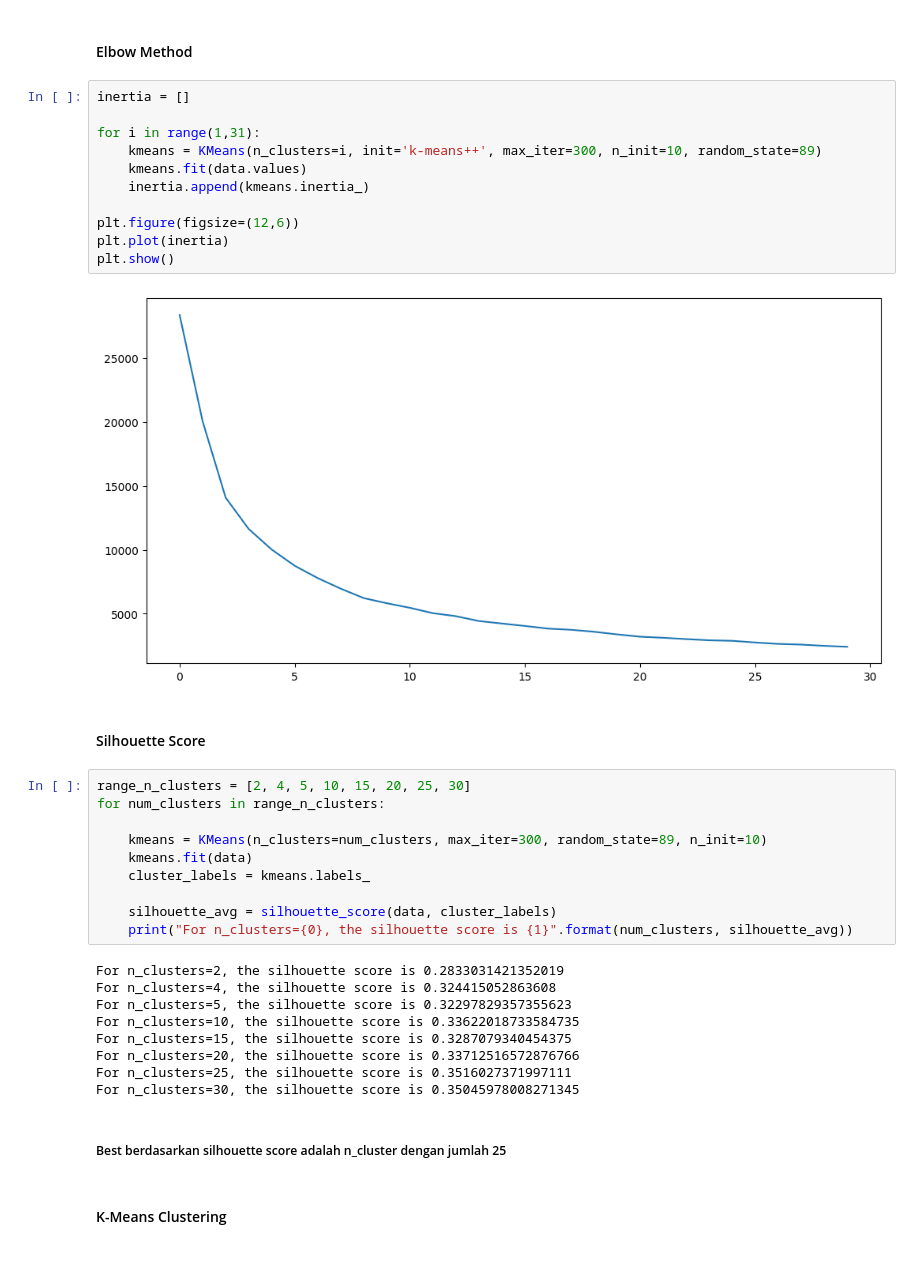
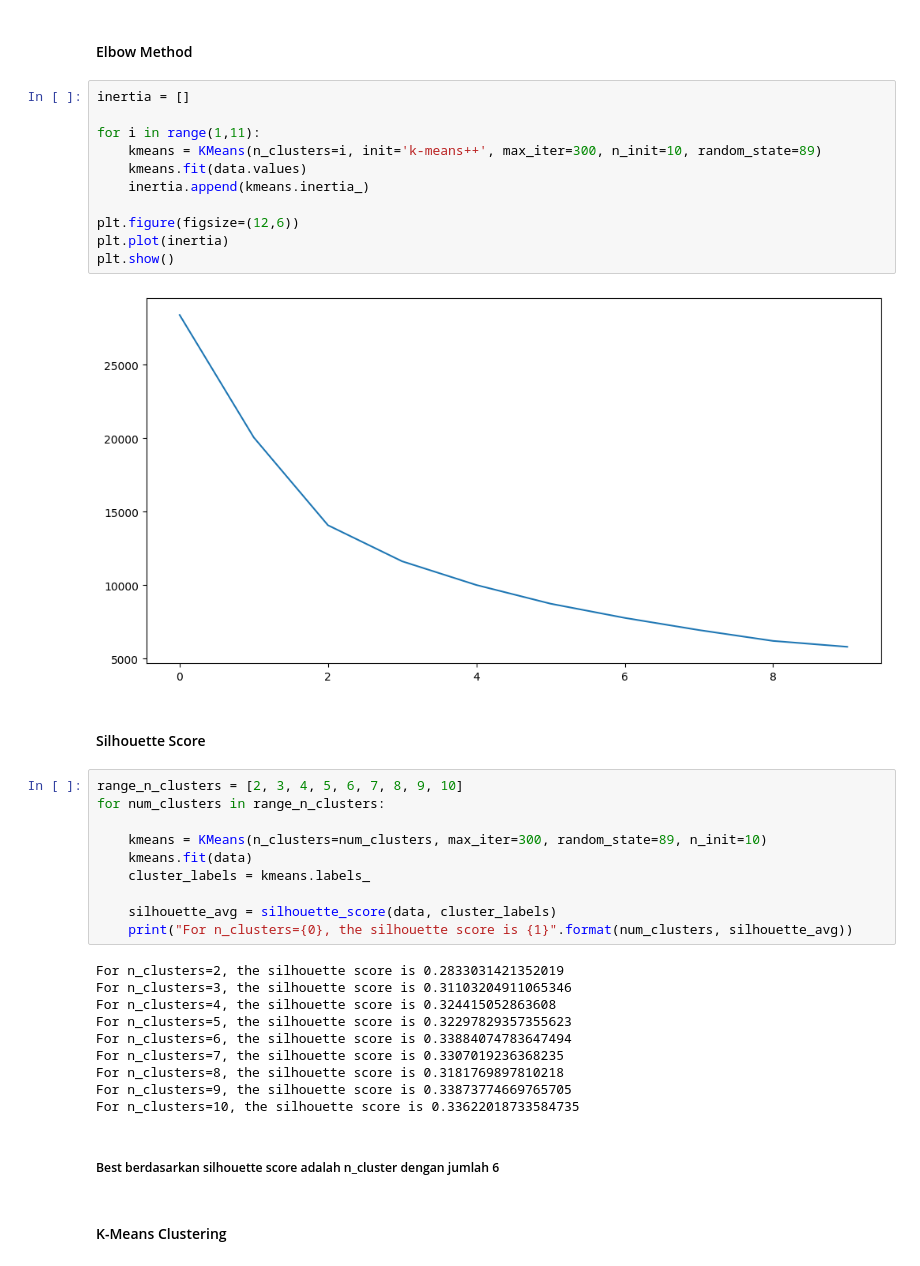
Before and after one commit to bagusatya08/K-Means-Clustering-Airline_Customer, a Jupyter notebook: clustering.ipynb, the cells around one changed output. Drawn from its saved outputs; the diff is of its cells as text.

```diff
--- a/clustering.ipynb
+++ b/clustering.ipynb
@@ -848,20 +876,20 @@ data = data_used[used]
 # %%
 inertia = []
 
-for i in range(1,31):
+for i in range(1,11):
     kmeans = KMeans(n_clusters=i, init='k-means++', max_iter=300, n_init=10, random_state=89)
     kmeans.fit(data.values)
     inertia.append(kmeans.inertia_)
 
 plt.figure(figsize=(12,6))
 plt.plot(inertia)
 plt.show()
 # %% [output]
-[figure, old version]
+[figure, new version]
 # %% [markdown]
 #### Silhouette Score
 # %%
-range_n_clusters = [2, 4, 5, 10, 15, 20, 25, 30]
+range_n_clusters = [2, 3, 4, 5, 6, 7, 8, 9, 10]
 for num_clusters in range_n_clusters:
 
     kmeans = KMeans(n_clusters=num_clusters, max_iter=300, random_state=89, n_init=10)
@@ -872,15 +900,16 @@ for num_clusters in range_n_clusters:
     print("For n_clusters={0}, the silhouette score is {1}".format(num_clusters, silhouette_avg))
 # %% [output]
 For n_clusters=2, the silhouette score is 0.2833031421352019
+For n_clusters=3, the silhouette score is 0.31103204911065346
 For n_clusters=4, the silhouette score is 0.324415052863608
 For n_clusters=5, the silhouette score is 0.32297829357355623
+For n_clusters=6, the silhouette score is 0.33884074783647494
+For n_clusters=7, the silhouette score is 0.3307019236368235
+For n_clusters=8, the silhouette score is 0.3181769897810218
+For n_clusters=9, the silhouette score is 0.33873774669765705
 For n_clusters=10, the silhouette score is 0.33622018733584735
-For n_clusters=15, the silhouette score is 0.3287079340454375
-For n_clusters=20, the silhouette score is 0.33712516572876766
-For n_clusters=25, the silhouette score is 0.3516027371997111
-For n_clusters=30, the silhouette score is 0.35045978008271345
 # %% [markdown]
-##### Best berdasarkan silhouette score adalah n_cluster dengan jumlah 25
+##### Best berdasarkan silhouette score adalah n_cluster dengan jumlah 6
 # %% [markdown]
 #### K-Means Clustering
 # %%
```
Also changed, not shown: parts of 35 cells of this notebook.
